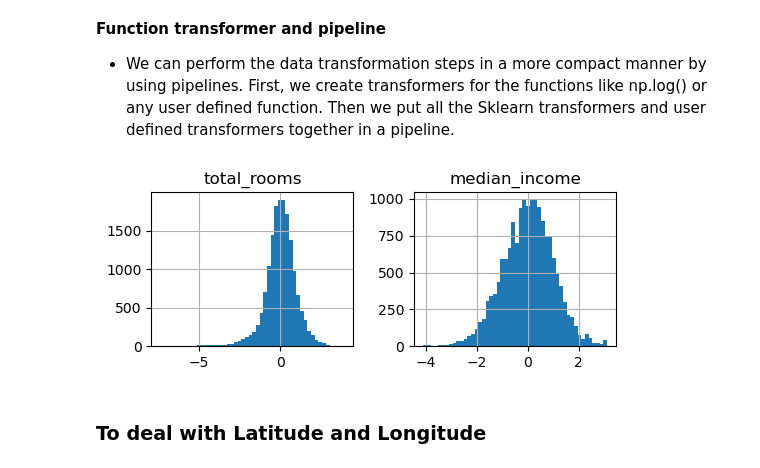
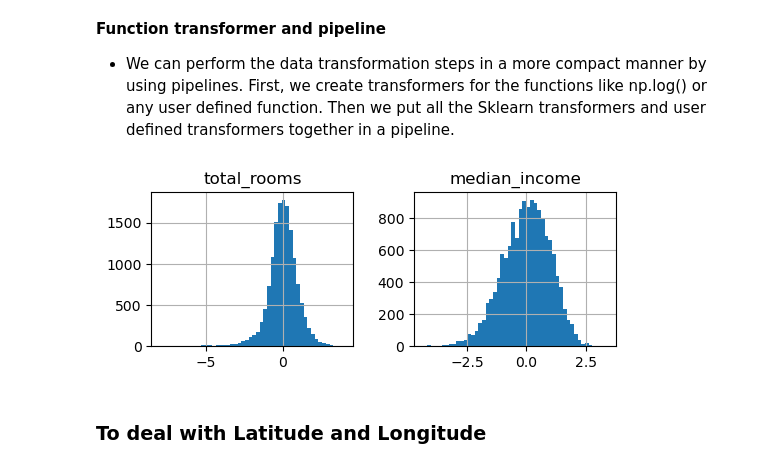
Before and after one commit to Aapugithub/HousingPricePrediction, a Jupyter notebook: HousingPriceHOMLbook.ipynb, the cells around one changed output. Saved outputs shown, nothing was run; the diff lists cells and outputs as text; code cells hidden in the pictures.

```diff
--- a/HousingPriceHOMLbook.ipynb
+++ b/HousingPriceHOMLbook.ipynb
@@ -76,0 +93,2 @@ plt.show()
+# %%
+housing = housing[housing["housing_median_age"] < 51]
@@ -76,0 +107,2 @@ plt.show()
+# %%
+housing  = housing[housing["median_house_value"] < 500000]
@@ -349,3 +413,4 @@ from sklearn.pipeline import Pipeline
 from sklearn.preprocessing import FunctionTransformer
 # %%
 log_transform = FunctionTransformer(np.log)
+num_preprocessing = Pipeline([("log",log_transform),("scaling",StandardScaler())])
@@ -354,10 +417,10 @@ cat_preprocessing = Pipeline([("log",log_transform),("scaling",StandardScaler())
 # %%
 df_dummy = housing[["total_rooms","median_income"]]
-df_dummy = cat_preprocessing.fit_transform(df_dummy)
+df_dummy = num_preprocessing.fit_transform(df_dummy)
 pd.DataFrame(df_dummy,columns=["total_rooms","median_income"] ).hist(bins=50,figsize=(6,2))
 plt.show()
 # %% [output]
-[figure, old version]
+[figure, new version]
 # %% [markdown]
 ### To deal with Latitude and Longitude
 # %% [markdown]
```
Also changed, not shown: parts of 53 cells of this notebook.
